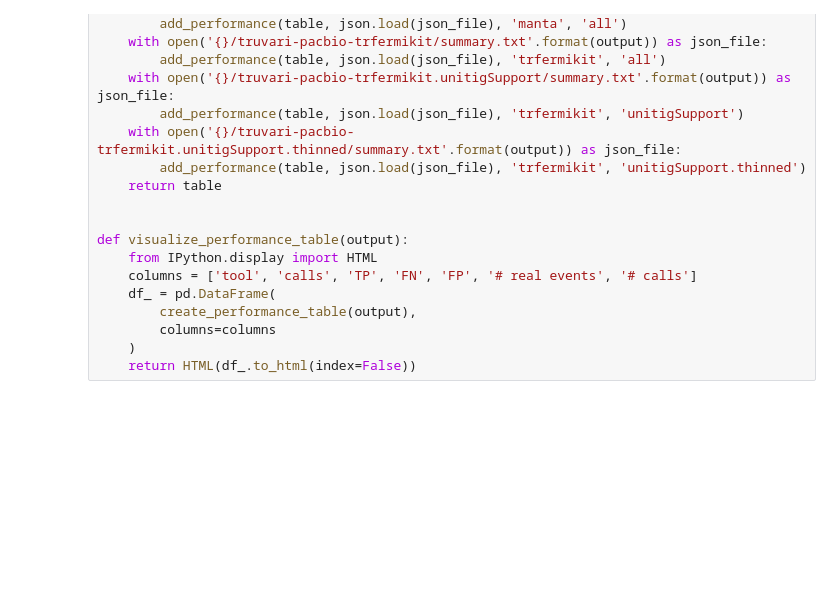
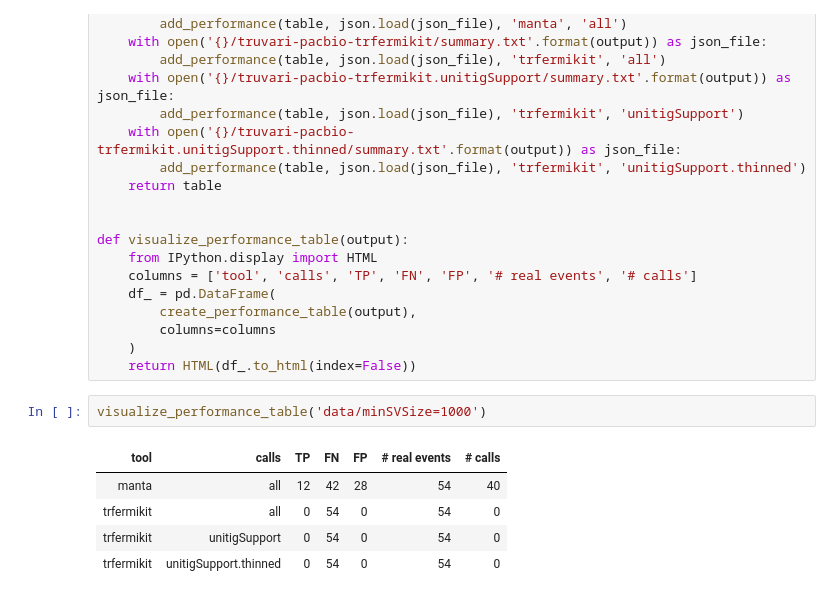
Before and after one commit to petermchale/trfermikit, a Jupyter notebook: experiments/minSVSize/evaluate.ipynb, the cells around one changed output. Drawn from its saved outputs; the diff is of its cells as text; blank space fills up the shorter version.

Commit message:
minSVSize_minRepeatLength_minUnitigBlockLength expts

```diff
--- a/experiments/minSVSize/evaluate.ipynb
+++ b/experiments/minSVSize/evaluate.ipynb
@@ -52,6 +52,14 @@ def visualize_performance_table(output):
         columns=columns
     )
     return HTML(df_.to_html(index=False))
+# %%
+visualize_performance_table('data/minSVSize=1000')
+# %% [output]
+| tool | calls | TP | FN | FP | # real events | # calls |
+| manta | all | 12 | 42 | 28 | 54 | 40 |
+| trfermikit | all | 0 | 54 | 0 | 54 | 0 |
+| trfermikit | unitigSupport | 0 | 54 | 0 | 54 | 0 |
+| trfermikit | unitigSupport.thinned | 0 | 54 | 0 | 54 | 0 |
 # %%
 visualize_performance_table('data/minSVSize=100')
 # %% [output]
```
Also changed, not shown: parts of 6 cells of this notebook, 2 other files.
